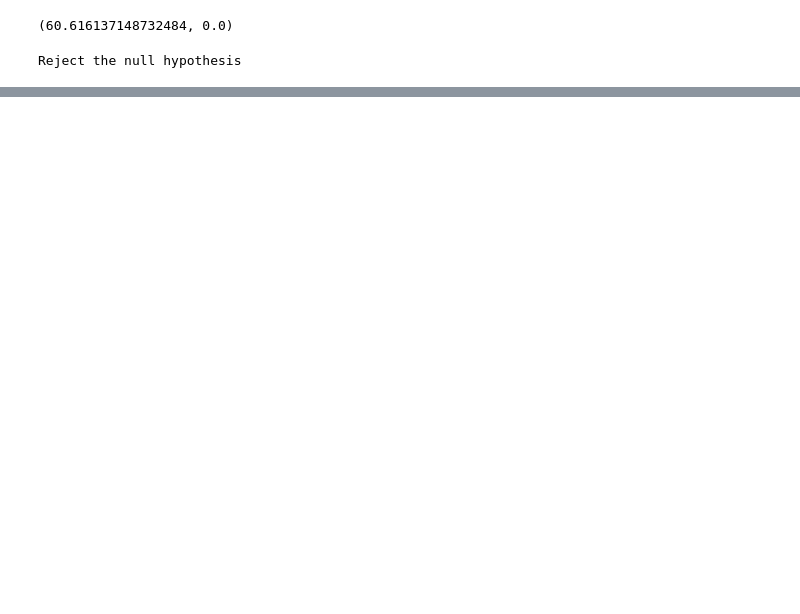
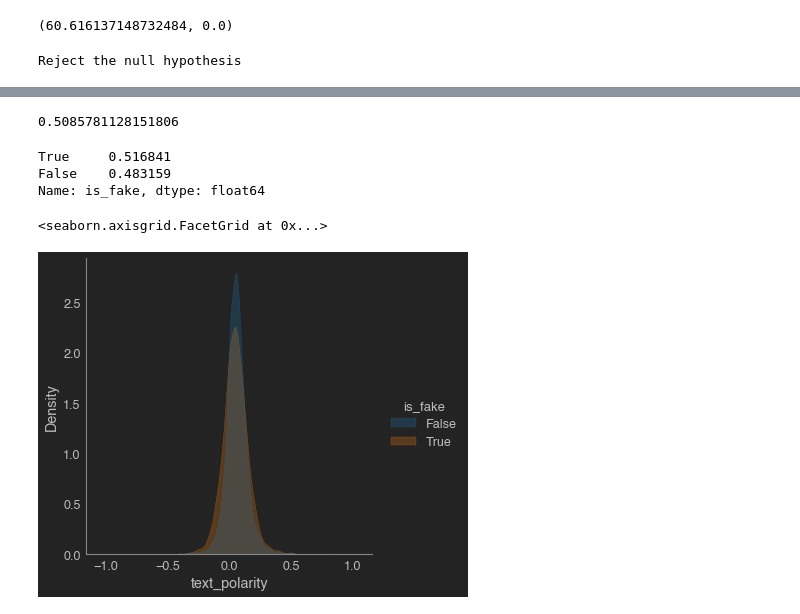
Before and after one commit to Fake-News-Capstone/fake_news_capstone, a Jupyter notebook: Ken_Exploration.ipynb, the cells around one changed output, grey strips where cells are left out. Saved outputs shown, nothing was run; the diff lists cells and outputs as text; code cells hidden in the pictures; blank space fills up the shorter version.

```diff
--- a/Ken_Exploration.ipynb
+++ b/Ken_Exploration.ipynb
@@ -287,0 +335,18 @@ Reject the null hypothesis
+# %%
+#over 51% of articles contain word trump
+articles_df[articles_df.clean_text.str.contains('trump')].shape[0] / articles_df.shape[0]
+# %% [output]
+0.5085781128151806
+# %%
+#of all articles contraining the word trump 52% are considered fake news
+trump = articles_df[articles_df.clean_text.str.contains('trump')]
+trump.is_fake.value_counts(normalize=True)
+# %% [output]
+True     0.516841
+False    0.483159
+Name: is_fake, dtype: float64
+# %%
+sns.displot(trump, x="text_polarity", hue="is_fake", kind="kde", fill=True, palette='tab10')
+# %% [output]
+<seaborn.axisgrid.FacetGrid at 0x...>
+[figure, added]
```
Also changed, not shown: parts of 20 cells of this notebook, 3 other files.
